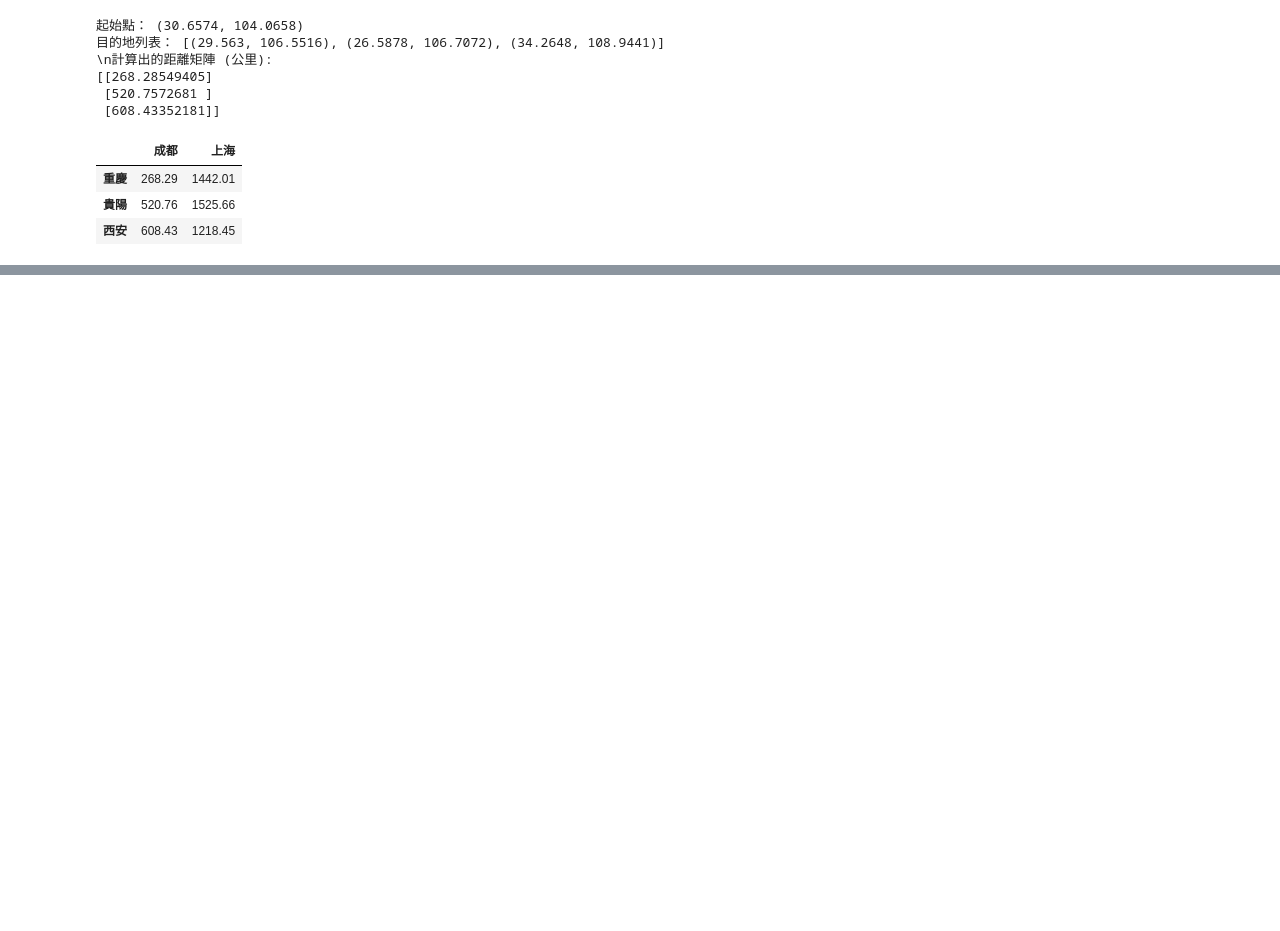
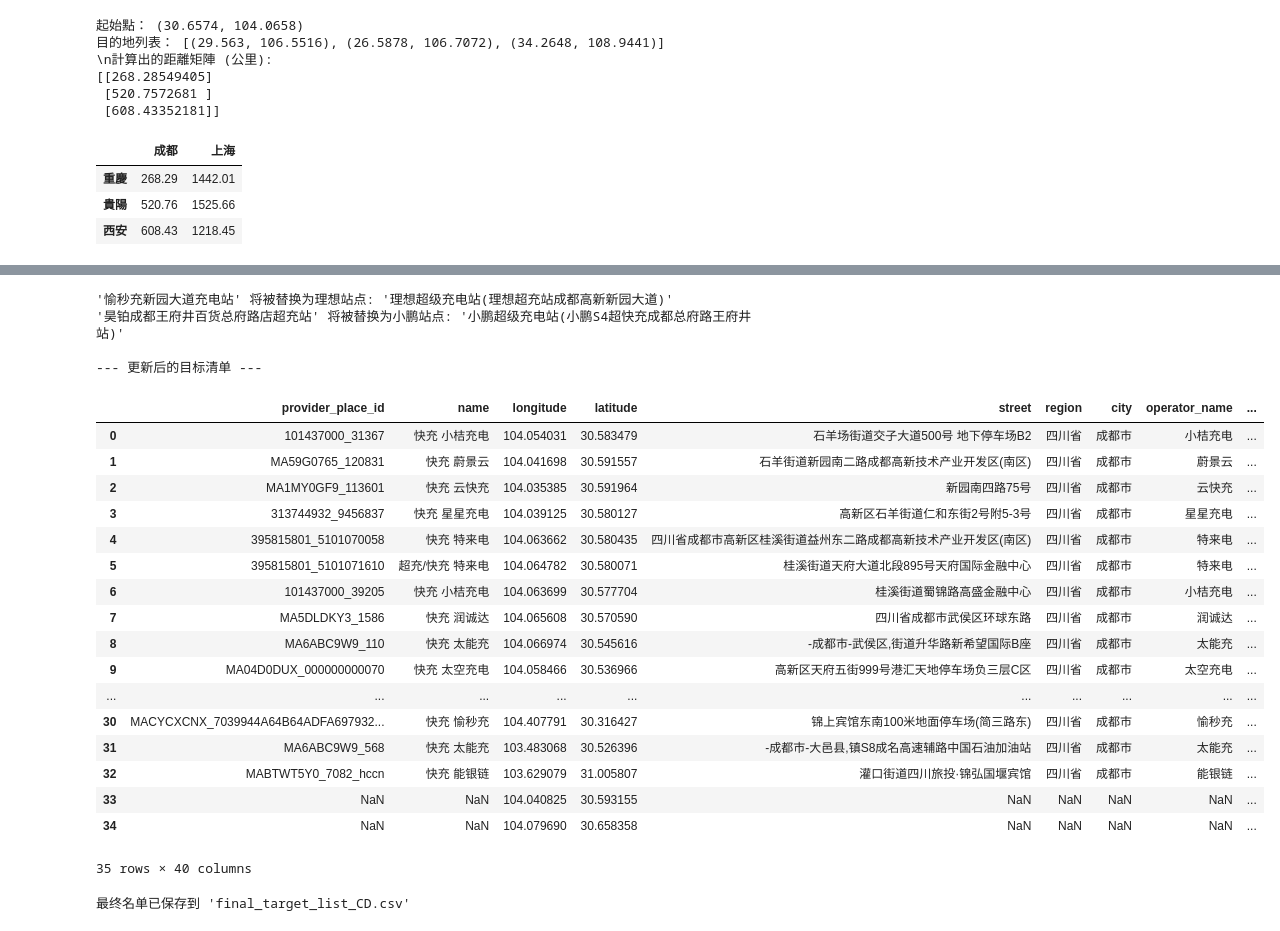
Before and after one commit to XernagaWang/CC_SHOW_PROF, a Jupyter notebook: app.ipynb, the cells around one changed output, grey strips where cells are left out. Drawn from its saved outputs; the diff is of its cells as text; code cells hidden in the pictures; blank space fills up the shorter version.

```diff
--- a/app.ipynb
+++ b/app.ipynb
@@ -141,0 +138,18 @@ dtype: object
+# %%
+# 筛选出包含“理想”的行
+li_auto_df = distance_df[distance_df.index.str.contains('理想')]
+
+# 筛选出包含“小鹏”的行
+xpeng_df = distance_df[distance_df.index.str.contains('小鹏')]
+
+# 找到每个原始站点到“理想”品牌的最近距离
+closest_li_auto = li_auto_df.min()
+
+# 找到每个原始站点到“小鹏”品牌的最近距离
+closest_xpeng = xpeng_df.min()
+
+print("--- 最近的理想站点距离 ---")
+print(closest_li_auto.sort_values().head())
+
+print("\n--- 最近的小鹏站点距离 ---")
+print(closest_xpeng.sort_values().head())
@@ -141,0 +172,60 @@ dtype: object
+# %%
+# --- 执行替换操作 ---
+
+# 1. 找出要替换的原始站点名称
+station_to_replace_for_li = '愉秒充新园大道充电站'
+station_to_replace_for_xpeng = '昊铂成都王府井百货总府路店超充站'
+
+# 2. 找到对应的最佳OME站点名称
+# idxmin() 会找到每列（每个原始站点）的最小值对应的索引（OME站点名）
+li_replacement_name = li_auto_df.idxmin()[station_to_replace_for_li]
+xpeng_replacement_name = xpeng_df.idxmin()[station_to_replace_for_xpeng]
+
+print(f"'{station_to_replace_for_li}' 将被替换为理想站点: '{li_replacement_name}'")
+print(f"'{station_to_replace_for_xpeng}' 将被替换为小鹏站点: '{xpeng_replacement_name}'")
+
+# 3. 从OME数据表 (cd_emo_df) 中获取这两个新站点的完整信息
+li_station_data = cd_emo_df[cd_emo_df['station_name'] == li_replacement_name]
+xpeng_station_data = cd_emo_df[cd_emo_df['station_name'] == xpeng_replacement_name]
+
+# 4. 创建最终的目标列表副本
+final_target_df = cd_more_one_df.copy()
+
+# 5. 删除旧的站点
+final_target_df = final_target_df[~final_target_df['station_name'].isin([station_to_replace_for_li, station_to_replace_for_xpeng])]
+
+# 6. 合并新站点
+# 注意：我们需要确保列名一致，cd_emo_df 可能缺少一些列，合并时会自动用 NaN 填充
+final_target_df = pd.concat([final_target_df, li_station_data, xpeng_station_data], ignore_index=True)
+
+# 7. 显示并保存最终名单
+print("\n--- 更新后的目标清单 ---")
+display(final_target_df)
+
+# 保存到新的CSV文件
+final_target_df.to_csv("final_target_list_CD.csv", index=False, encoding='utf-8-sig')
+print("\n最终名单已保存到 'final_target_list_CD.csv'")
+# %% [output]
+'愉秒充新园大道充电站' 将被替换为理想站点: '理想超级充电站(理想超充站成都高新新园大道)'
+'昊铂成都王府井百货总府路店超充站' 将被替换为小鹏站点: '小鹏超级充电站(小鹏S4超快充成都总府路王府井站)'
+
+--- 更新后的目标清单 ---
+|  | provider_place_id | name | longitude | latitude | street | region | city | operator_name | ... |
+| 0 | 101437000_31367 | 快充 小桔充电 | 104.054031 | 30.583479 | 石羊场街道交子大道500号 地下停车场B2 | 四川省 | 成都市 | 小桔充电 | ... |
+| 1 | MA59G0765_120831 | 快充 蔚景云 | 104.041698 | 30.591557 | 石羊街道新园南二路成都高新技术产业开发区(南区) | 四川省 | 成都市 | 蔚景云 | ... |
+| 2 | MA1MY0GF9_113601 | 快充 云快充 | 104.035385 | 30.591964 | 新园南四路75号 | 四川省 | 成都市 | 云快充 | ... |
+| 3 | 313744932_9456837 | 快充 星星充电 | 104.039125 | 30.580127 | 高新区石羊街道仁和东街2号附5-3号 | 四川省 | 成都市 | 星星充电 | ... |
+| 4 | 395815801_5101070058 | 快充 特来电 | 104.063662 | 30.580435 | 四川省成都市高新区桂溪街道益州东二路成都高新技术产业开发区(南区) | 四川省 | 成都市 | 特来电 | ... |
+| 5 | 395815801_5101071610 | 超充/快充 特来电 | 104.064782 | 30.580071 | 桂溪街道天府大道北段895号天府国际金融中心 | 四川省 | 成都市 | 特来电 | ... |
+| 6 | 101437000_39205 | 快充 小桔充电 | 104.063699 | 30.577704 | 桂溪街道蜀锦路高盛金融中心 | 四川省 | 成都市 | 小桔充电 | ... |
+| 7 | MA5DLDKY3_1586 | 快充 润诚达 | 104.065608 | 30.570590 | 四川省成都市武侯区环球东路 | 四川省 | 成都市 | 润诚达 | ... |
+| 8 | MA6ABC9W9_110 | 快充 太能充 | 104.066974 | 30.545616 | -成都市-武侯区,街道升华路新希望国际B座 | 四川省 | 成都市 | 太能充 | ... |
+| 9 | MA04D0DUX_000000000070 | 快充 太空充电 | 104.058466 | 30.536966 | 高新区天府五街999号港汇天地停车场负三层C区 | 四川省 | 成都市 | 太空充电 | ... |
+| ... | ... | ... | ... | ... | ... | ... | ... | ... | ... |
+| 30 | MACYCXCNX_7039944A64B64ADFA697932... | 快充 愉秒充 | 104.407791 | 30.316427 | 锦上宾馆东南100米地面停车场(简三路东) | 四川省 | 成都市 | 愉秒充 | ... |
+| 31 | MA6ABC9W9_568 | 快充 太能充 | 103.483068 | 30.526396 | -成都市-大邑县,镇S8成名高速辅路中国石油加油站 | 四川省 | 成都市 | 太能充 | ... |
+| 32 | MABTWT5Y0_7082_hccn | 快充 能银链 | 103.629079 | 31.005807 | 灌口街道四川旅投·锦弘国堰宾馆 | 四川省 | 成都市 | 能银链 | ... |
+| 33 | NaN | NaN | 104.040825 | 30.593155 | NaN | NaN | NaN | NaN | ... |
+| 34 | NaN | NaN | 104.079690 | 30.658358 | NaN | NaN | NaN | NaN | ... |
+35 rows × 40 columns
+最终名单已保存到 'final_target_list_CD.csv'
```
Also changed, not shown: parts of 7 cells of this notebook, 2 other files.
